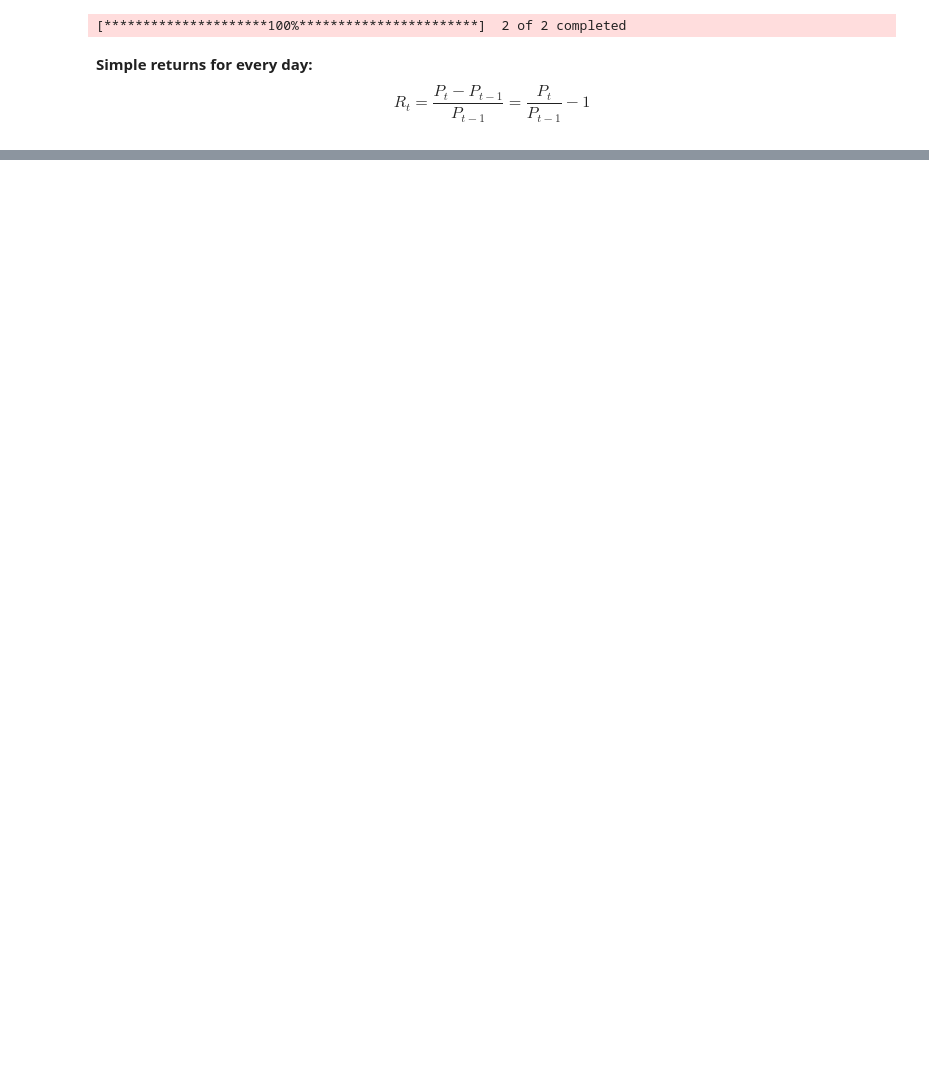
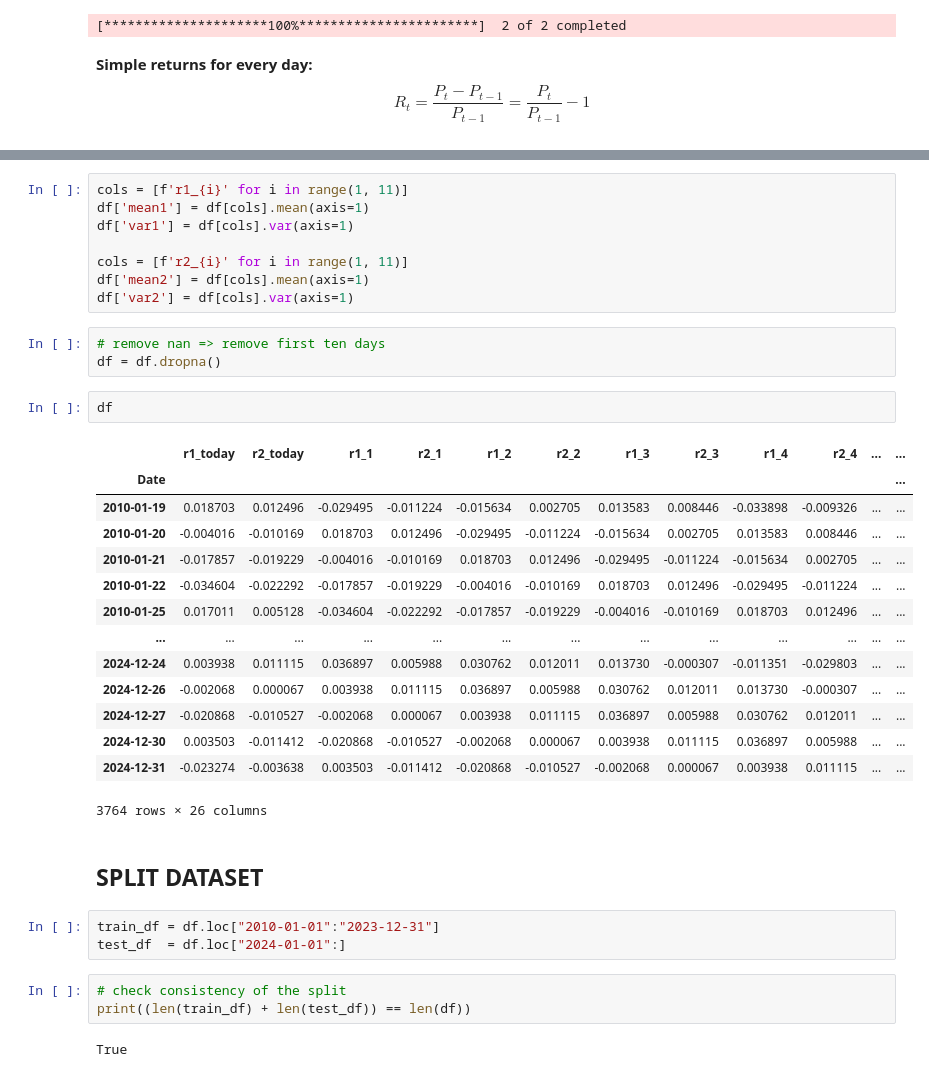
Before and after one commit to Lukirby/Stress-Testing-a-Markowitz-Portfolio, a Jupyter notebook: fidanza.ipynb, the cells around one changed output, grey strips where cells are left out. Drawn from its saved outputs; the diff is of its cells as text; blank space fills up the shorter version.

Commit message:
creazione dataset con 10 di finestra

```diff
--- a/fidanza.ipynb
+++ b/fidanza.ipynb
@@ -28,0 +99,38 @@ print(mu1, mu2)
+# %%
+cols = [f'r1_{i}' for i in range(1, 11)]
+df['mean1'] = df[cols].mean(axis=1)
+df['var1'] = df[cols].var(axis=1)
+
+cols = [f'r2_{i}' for i in range(1, 11)]
+df['mean2'] = df[cols].mean(axis=1)
+df['var2'] = df[cols].var(axis=1)
+# %%
+# remove nan => remove first ten days
+df = df.dropna()
+# %%
+df
+# %% [output]
+|  | r1_today | r2_today | r1_1 | r2_1 | r1_2 | r2_2 | r1_3 | r2_3 | r1_4 | r2_4 | ... | ... |
+| Date |  |  |  |  |  |  |  |  |  |  |  | ... |
+| 2010-01-19 | 0.018703 | 0.012496 | -0.029495 | -0.011224 | -0.015634 | 0.002705 | 0.013583 | 0.008446 | -0.033898 | -0.009326 | ... | ... |
+| 2010-01-20 | -0.004016 | -0.010169 | 0.018703 | 0.012496 | -0.029495 | -0.011224 | -0.015634 | 0.002705 | 0.013583 | 0.008446 | ... | ... |
+| 2010-01-21 | -0.017857 | -0.019229 | -0.004016 | -0.010169 | 0.018703 | 0.012496 | -0.029495 | -0.011224 | -0.015634 | 0.002705 | ... | ... |
+| 2010-01-22 | -0.034604 | -0.022292 | -0.017857 | -0.019229 | -0.004016 | -0.010169 | 0.018703 | 0.012496 | -0.029495 | -0.011224 | ... | ... |
+| 2010-01-25 | 0.017011 | 0.005128 | -0.034604 | -0.022292 | -0.017857 | -0.019229 | -0.004016 | -0.010169 | 0.018703 | 0.012496 | ... | ... |
+| ... | ... | ... | ... | ... | ... | ... | ... | ... | ... | ... | ... | ... |
+| 2024-12-24 | 0.003938 | 0.011115 | 0.036897 | 0.005988 | 0.030762 | 0.012011 | 0.013730 | -0.000307 | -0.011351 | -0.029803 | ... | ... |
+| 2024-12-26 | -0.002068 | 0.000067 | 0.003938 | 0.011115 | 0.036897 | 0.005988 | 0.030762 | 0.012011 | 0.013730 | -0.000307 | ... | ... |
+| 2024-12-27 | -0.020868 | -0.010527 | -0.002068 | 0.000067 | 0.003938 | 0.011115 | 0.036897 | 0.005988 | 0.030762 | 0.012011 | ... | ... |
+| 2024-12-30 | 0.003503 | -0.011412 | -0.020868 | -0.010527 | -0.002068 | 0.000067 | 0.003938 | 0.011115 | 0.036897 | 0.005988 | ... | ... |
+| 2024-12-31 | -0.023274 | -0.003638 | 0.003503 | -0.011412 | -0.020868 | -0.010527 | -0.002068 | 0.000067 | 0.003938 | 0.011115 | ... | ... |
+3764 rows × 26 columns
+# %% [markdown]
+## SPLIT DATASET
+# %%
+train_df = df.loc["2010-01-01":"2023-12-31"]
+test_df  = df.loc["2024-01-01":]
+# %%
+# check consistency of the split
+print((len(train_df) + len(test_df)) == len(df))
+# %% [output]
+True
```
Also changed, not shown: parts of 11 cells of this notebook.
